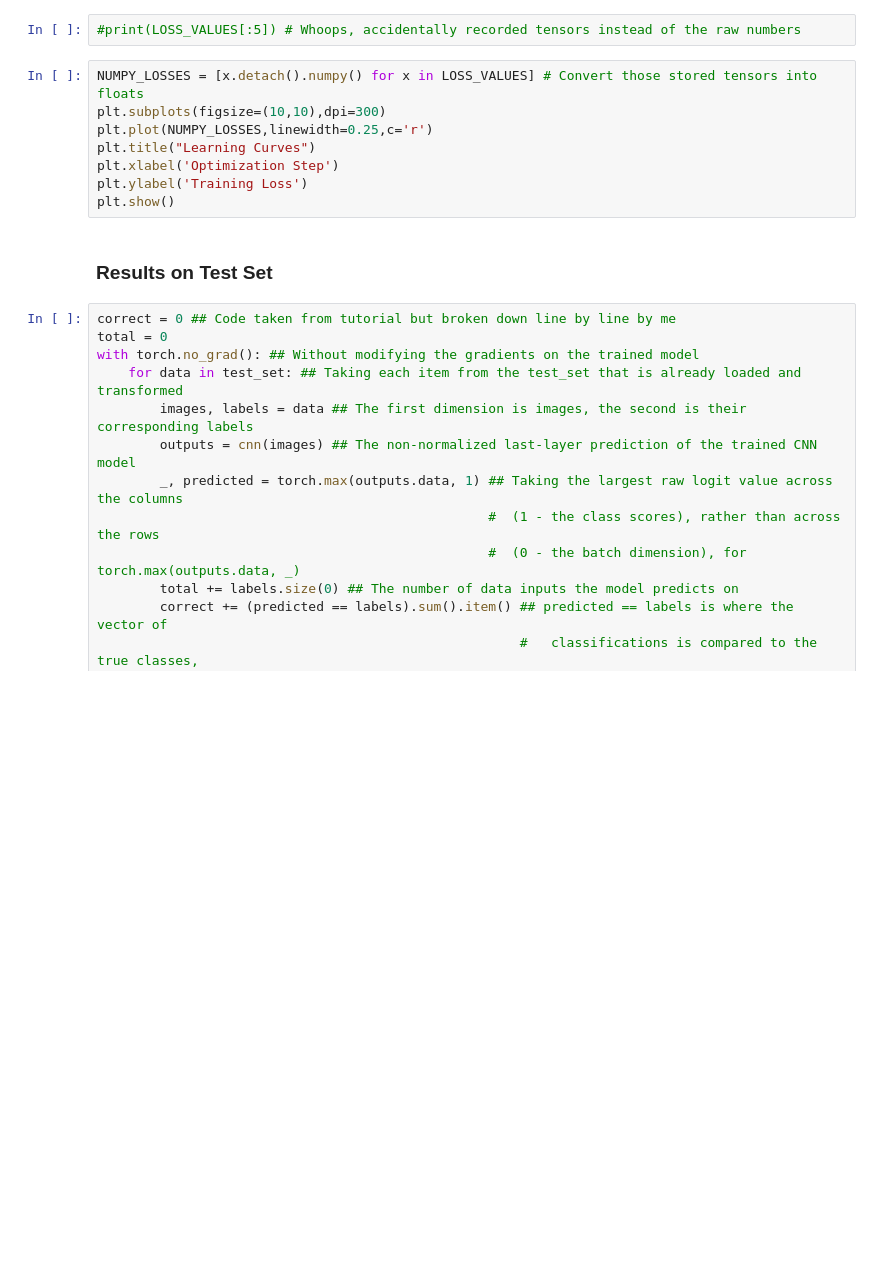
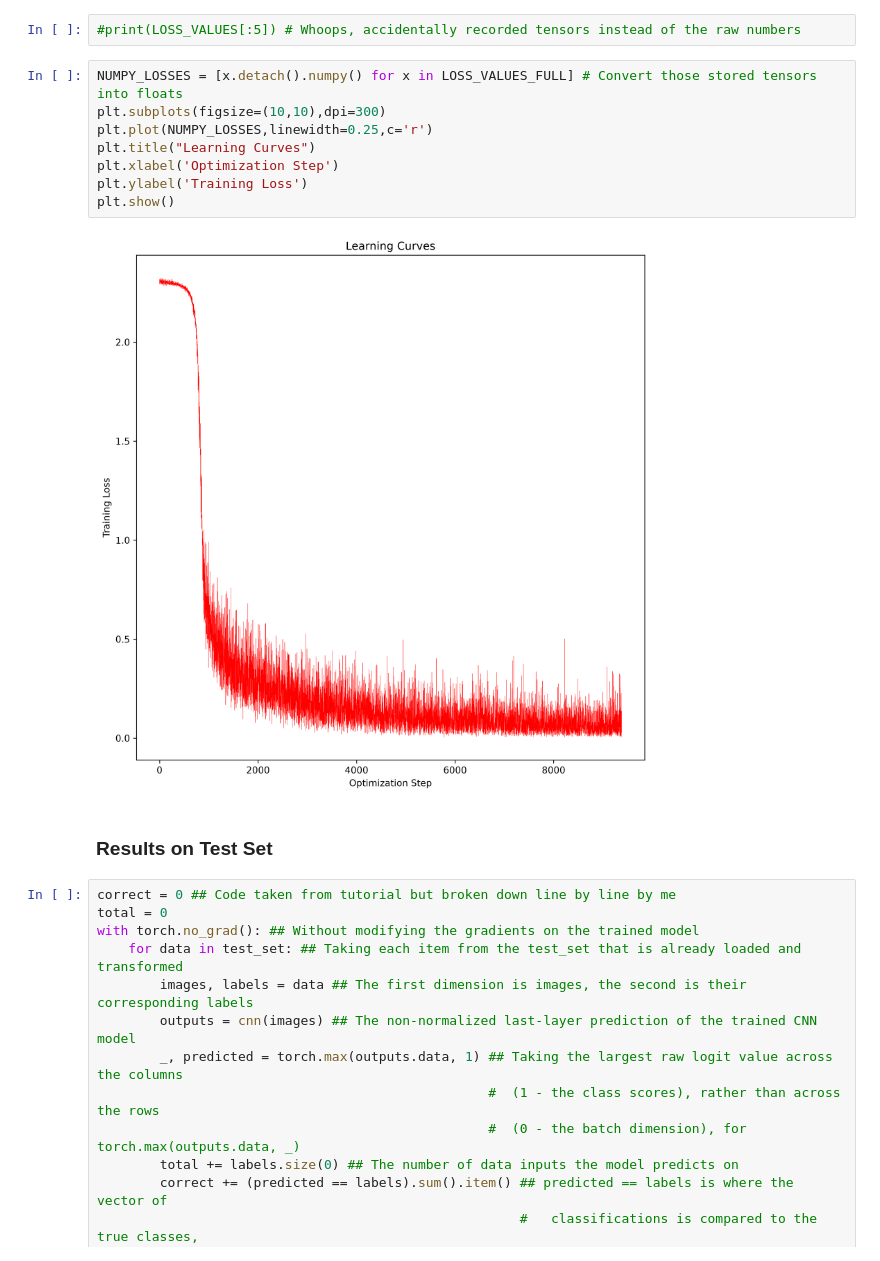
Before and after one commit to smspiegel/CNN_MNIST, a Jupyter notebook: mnist_notebook.ipynb, the cells around one changed output. Saved outputs shown, nothing was run; the diff lists cells and outputs as text; blank space fills up the shorter version.

```diff
--- a/mnist_notebook.ipynb
+++ b/mnist_notebook.ipynb
@@ -201,13 +239,15 @@ for epoch in epoch_bar:
 # %%
 #print(LOSS_VALUES[:5]) # Whoops, accidentally recorded tensors instead of the raw numbers
 # %%
-NUMPY_LOSSES = [x.detach().numpy() for x in LOSS_VALUES] # Convert those stored tensors into floats
+NUMPY_LOSSES = [x.detach().numpy() for x in LOSS_VALUES_FULL] # Convert those stored tensors into floats
 plt.subplots(figsize=(10,10),dpi=300)
 plt.plot(NUMPY_LOSSES,linewidth=0.25,c='r')
 plt.title("Learning Curves")
 plt.xlabel('Optimization Step')
 plt.ylabel('Training Loss')
 plt.show()
+# %% [output]
+[figure, added]
 # %% [markdown]
 ### Results on Test Set
 # %%
```
Also changed, not shown: parts of 16 cells of this notebook.
